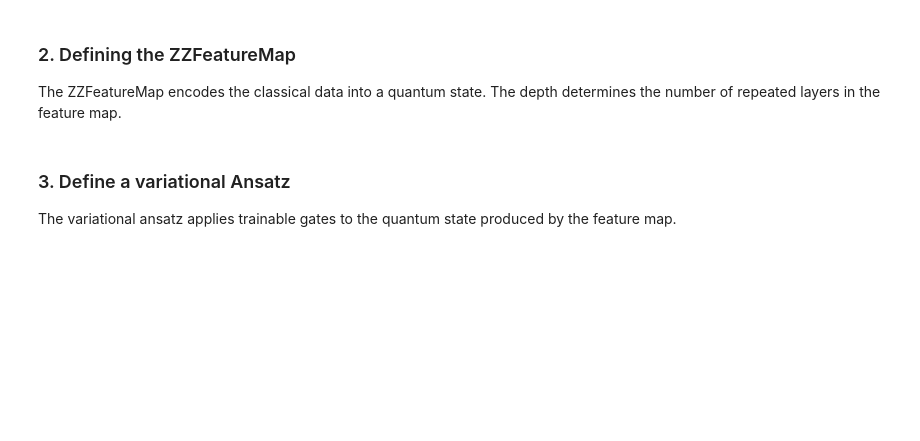
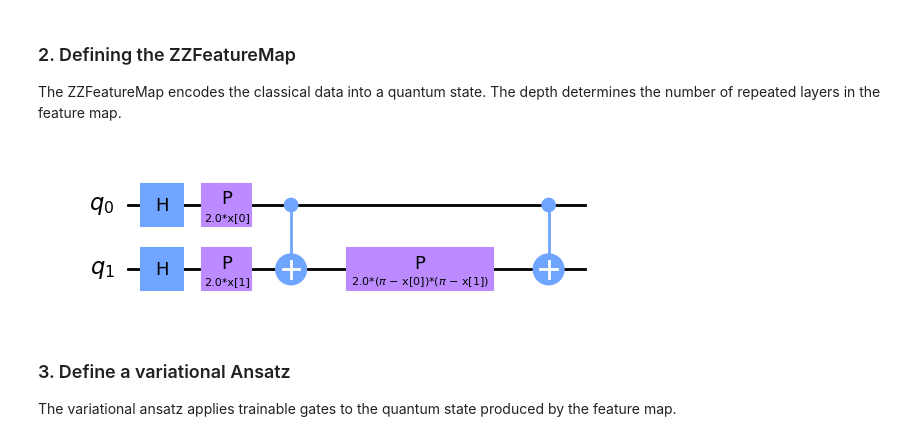
Before and after one commit to tjunjet/18819-project, a Jupyter notebook: QML_project.ipynb, the cells around one changed output. Cells and saved outputs as stored; diff of their text form; code cells hidden in the pictures; blank space fills up the shorter version.

```diff
--- a/QML_project.ipynb
+++ b/QML_project.ipynb
@@ -98,10 +129,12 @@ The ZZFeatureMap encodes the classical data into a quantum state. The depth dete
 # %%
 from qiskit.circuit.library import ZZFeatureMap
 
 num_features = X_train.shape[1]
 
 feature_map = ZZFeatureMap(feature_dimension=num_features, reps=1, entanglement='linear')
-# feature_map.decompose().draw(output="mpl", style="clifford", fold=20)
+feature_map.decompose().draw(output="mpl", style="clifford", fold=20)
+# %% [output]
+[figure, added]
 # %% [markdown]
 ### 3. Define a variational Ansatz
 
```
Also changed, not shown: parts of 9 cells of this notebook, 1 other file.
